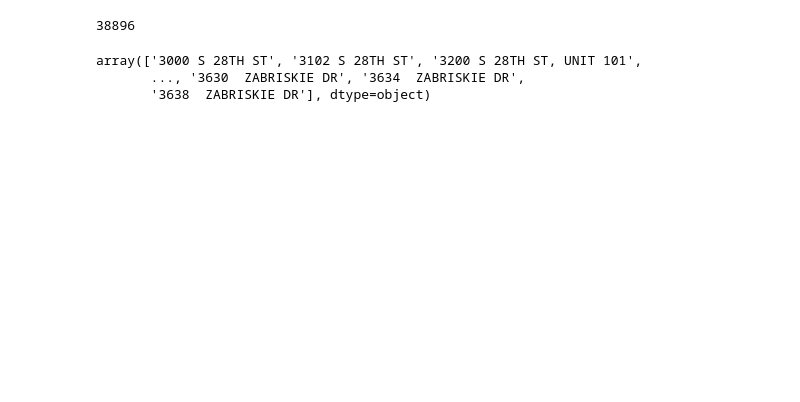
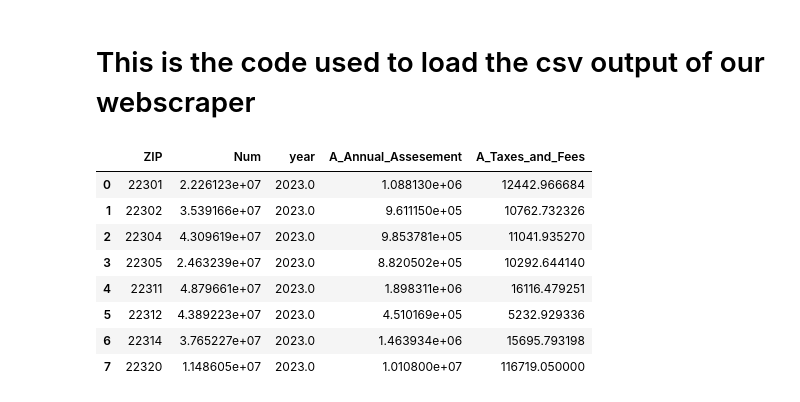
Before and after one commit to SawyerCzupka/AlexandriaTax, a Jupyter notebook: Imorting Data.ipynb, the cells around one changed output. Drawn from its saved outputs; the diff is of its cells as text; code cells hidden in the pictures; blank space fills up the shorter version.

```diff
--- a/Imorting Data.ipynb
+++ b/Imorting Data.ipynb
@@ -138,5 +97,0 @@ data = pd.read_csv("data/Alexandria_Tax_Info.csv")
-# %%
-addresses = data['A_Properties'].unique()
-len(addresses)
-# %% [output]
-38896
@@ -165,6 +98,2 @@ for item in coordinates:
-# %%
-addresses
-# %% [output]
-array(['3000 S 28TH ST', '3102 S 28TH ST', '3200 S 28TH ST, UNIT 101',
-       ..., '3630  ZABRISKIE DR', '3634  ZABRISKIE DR',
-       '3638  ZABRISKIE DR'], dtype=object)
+# %% [markdown]
+# This is the code used to load the csv output of our webscraper
@@ -170,0 +113,22 @@ array(['3000 S 28TH ST', '3102 S 28TH ST', '3200 S 28TH ST, UNIT 101',
+# %%
+import pandas as pd
+import geopandas as gpd
+import folium
+cleaneddata = pd.read_csv('Cleaned_Data.csv').drop(columns='Unnamed: 0')
+cleaneddata.Zip5 = cleaneddata.Zip5.astype(int).astype(str)
+cleaneddata.rename(columns={'Zip5' : 'ZIP'}, inplace=True)
+geo_df = gpd.read_file('map_zips.geojson')
+geo_df.rename(columns={'NAME' : 'ZIP'}, inplace=True)
+cleaneddata = cleaneddata.loc[cleaneddata.year == 2023]
+cleaneddata = cleaneddata.groupby("ZIP").mean().reset_index()
+cleaneddata
+# %% [output]
+|  | ZIP | Num | year | A_Annual_Assesement | A_Taxes_and_Fees |
+| 0 | 22301 | 2.226123e+07 | 2023.0 | 1.088130e+06 | 12442.966684 |
+| 1 | 22302 | 3.539166e+07 | 2023.0 | 9.611150e+05 | 10762.732326 |
+| 2 | 22304 | 4.309619e+07 | 2023.0 | 9.853781e+05 | 11041.935270 |
+| 3 | 22305 | 2.463239e+07 | 2023.0 | 8.820502e+05 | 10292.644140 |
+| 4 | 22311 | 4.879661e+07 | 2023.0 | 1.898311e+06 | 16116.479251 |
+| 5 | 22312 | 4.389223e+07 | 2023.0 | 4.510169e+05 | 5232.929336 |
+| 6 | 22314 | 3.765227e+07 | 2023.0 | 1.463934e+06 | 15695.793198 |
+| 7 | 22320 | 1.148605e+07 | 2023.0 | 1.010800e+07 | 116719.050000 |
```
Also changed, not shown: parts of 12 cells of this notebook.
